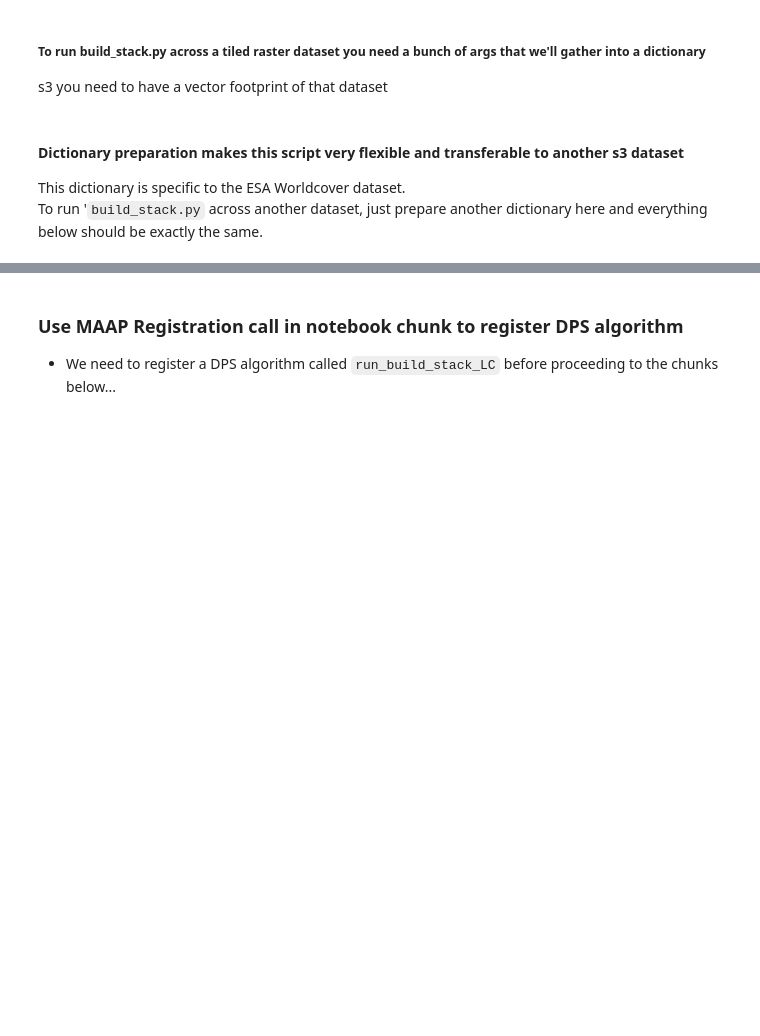
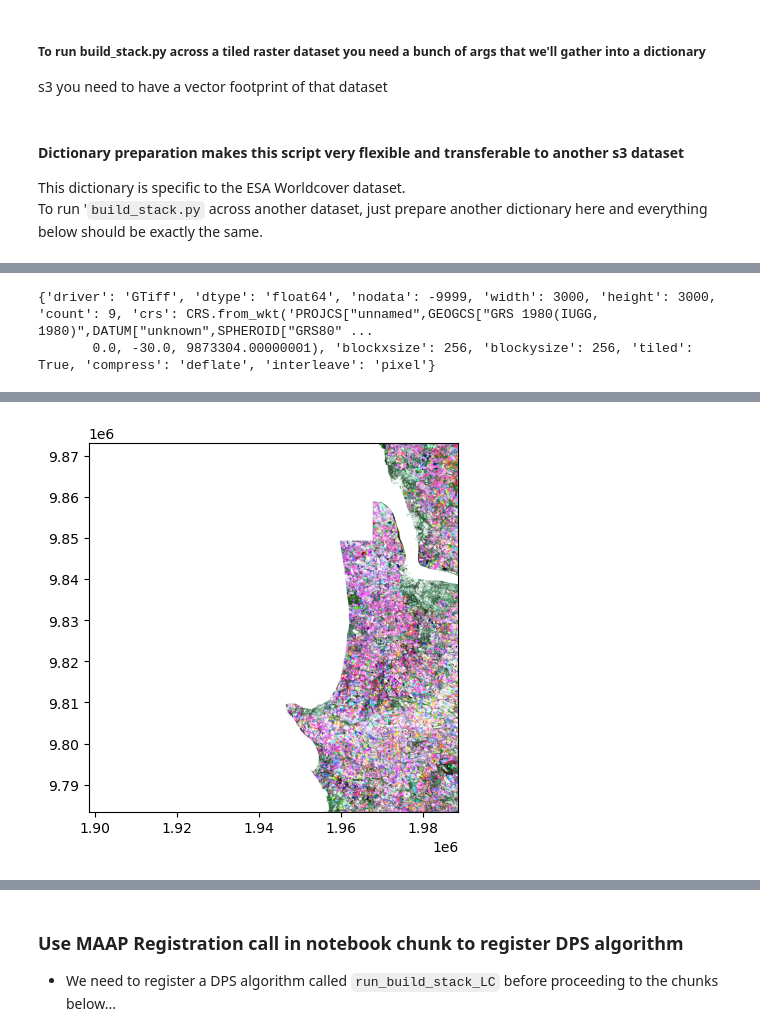
Before and after one commit to lauraduncanson/icesat2_boreal, a Jupyter notebook: notebooks/3.Gridded_product_development/DPS_build_stack_S1.ipynb, the cells around one changed output, grey strips where cells are left out. Saved outputs shown, nothing was run; the diff lists cells and outputs as text; code cells hidden in the pictures; blank space fills up the shorter version.

Commit message:
misc updates during dps of build_stack() and gee subtile download

```diff
--- a/notebooks/3.Gridded_product_development/DPS_build_stack_S1.ipynb
+++ b/notebooks/3.Gridded_product_development/DPS_build_stack_S1.ipynb
@@ -122,0 +162,49 @@ BUILD_STACK_DICT['BANDNAMES_LIST']
+# %%
+fn = f"/projects/shared-buckets/montesano/local_output/build_stack_S1/SAR_S1_2019_{BUILD_STACK_DICT['TILE_NUM']}_cog.tif"
+pct = [40,99.9]
+pct = [75,99.9]
+
+outdir = os.path.dirname(fn)
+rescaled_multiband_fn = os.path.join(outdir, 'multi_band_temp.tif')
+
+def rescale_pct_clip(array, pct=[1,80]):
+    '''Re-scales data values of an array from 0-1 with percentiles'''
+    array_min, array_max = np.nanpercentile(array,pct[0]), np.nanpercentile(array,pct[1])
+    clip = (array - array_min) / (array_max - array_min)
+    clip[clip>1]=1
+    clip[clip<0]=0.00001
+    return clip
+
+with rasterio.open(fn, "r+") as src1:
+    src1.nodata = -9999
+    print(src1.profile)
+    arr1 = src1.read(1)
+    arr2 = src1.read(2)
+    arr3 = src1.read(3)
+    arr4 = src1.read(4)
+    arr5 = src1.read(5)
+    arr6 = src1.read(6)
+    #src1.profile['nodata'] = -9999
+    with rasterio.open(multiband_fn, 'w+',
+            driver='GTiff',
+            dtype= rasterio.float32,
+            count=3,
+            crs = src1.crs,
+            width=src1.width,
+            height=src1.height,
+            transform=src1.transform,
+            nodata=src1.nodata
+
+        ) as dst:
+        V = rescale_pct_clip(src1.read(1), pct=pct) / rescale_pct_clip(src1.read(2), pct=pct)
+        dst.write(V,1)
+        V = rescale_pct_clip(src1.read(3), pct=pct) / rescale_pct_clip(src1.read(4), pct=pct)
+        dst.write(V,2)
+        V = rescale_pct_clip(src1.read(5), pct=pct) / rescale_pct_clip(src1.read(6), pct=pct)
+        dst.write(V,3)
+
+fig,ax=plt.subplots()
+with rasterio.open(rescaled_multiband_fn) as src:
+    show(src.read(),transform=src.transform,ax=ax)
+    bounds  = src.bounds
+# %% [output]
@@ -122,0 +213,2 @@ BUILD_STACK_DICT['BANDNAMES_LIST']
+{'driver': 'GTiff', 'dtype': 'float64', 'nodata': -9999, 'width': 3000, 'height': 3000, 'count': 9, 'crs': CRS.from_wkt('PROJCS["unnamed",GEOGCS["GRS 1980(IUGG, 1980)",DATUM["unknown",SPHEROID["GRS80" ...
+       0.0, -30.0, 9873304.00000001), 'blockxsize': 256, 'blockysize': 256, 'tiled': True, 'compress': 'deflate', 'interleave': 'pixel'}
@@ -122,0 +216 @@ BUILD_STACK_DICT['BANDNAMES_LIST']
+[figure, added]
```
Also changed, not shown: parts of 50 cells of this notebook, 3 other files.
